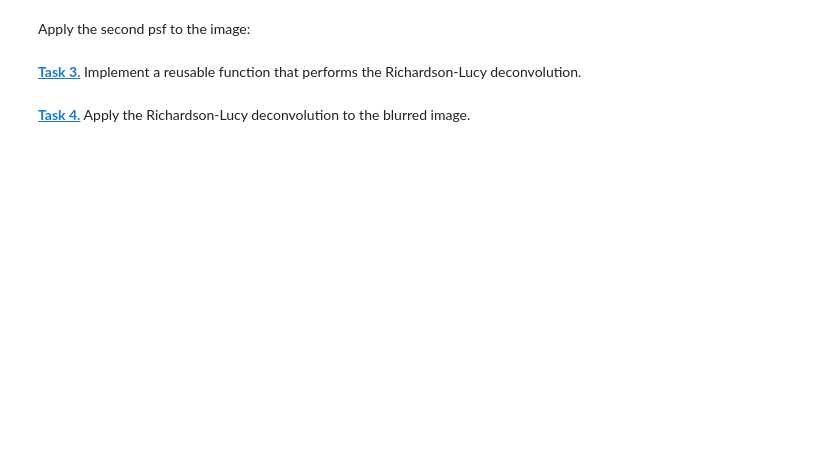
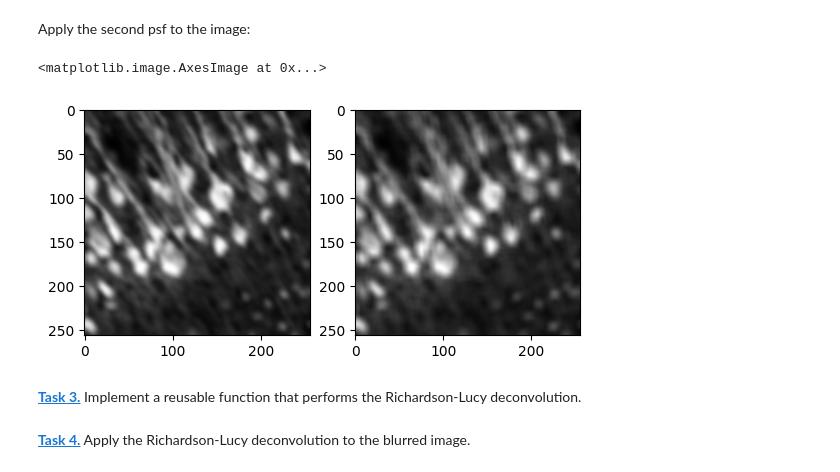
Before and after one commit to SamuelMaerklin/mobi-fs5-python, a Jupyter notebook: deconvolution.ipynb, the cells around one changed output. Saved outputs shown, nothing was run; the diff lists cells and outputs as text; code cells hidden in the pictures; blank space fills up the shorter version.

```diff
--- a/deconvolution.ipynb
+++ b/deconvolution.ipynb
@@ -35,5 +49,17 @@ plt.imshow(create_psf(psf_size), 'gray')
 # %% [markdown]
 Apply the second psf to the image:
+# %%
+img_gpsf = conv(img, create_psf(psf_size), mode='same',
+boundary='symm')
+
+plt.figure()
+plt.subplot(1, 2, 1)
+plt.imshow(img_gpsf, 'grey')
+plt.subplot(1, 2, 2)
+plt.imshow(img_upsf, 'grey')
+# %% [output]
+<matplotlib.image.AxesImage at 0x...>
+[figure, added]
 # %% [markdown]
 **[Task 3.]()** Implement a reusable function that performs the Richardson-Lucy deconvolution.
 # %%
```
Also changed, not shown: parts of 5 cells of this notebook.
